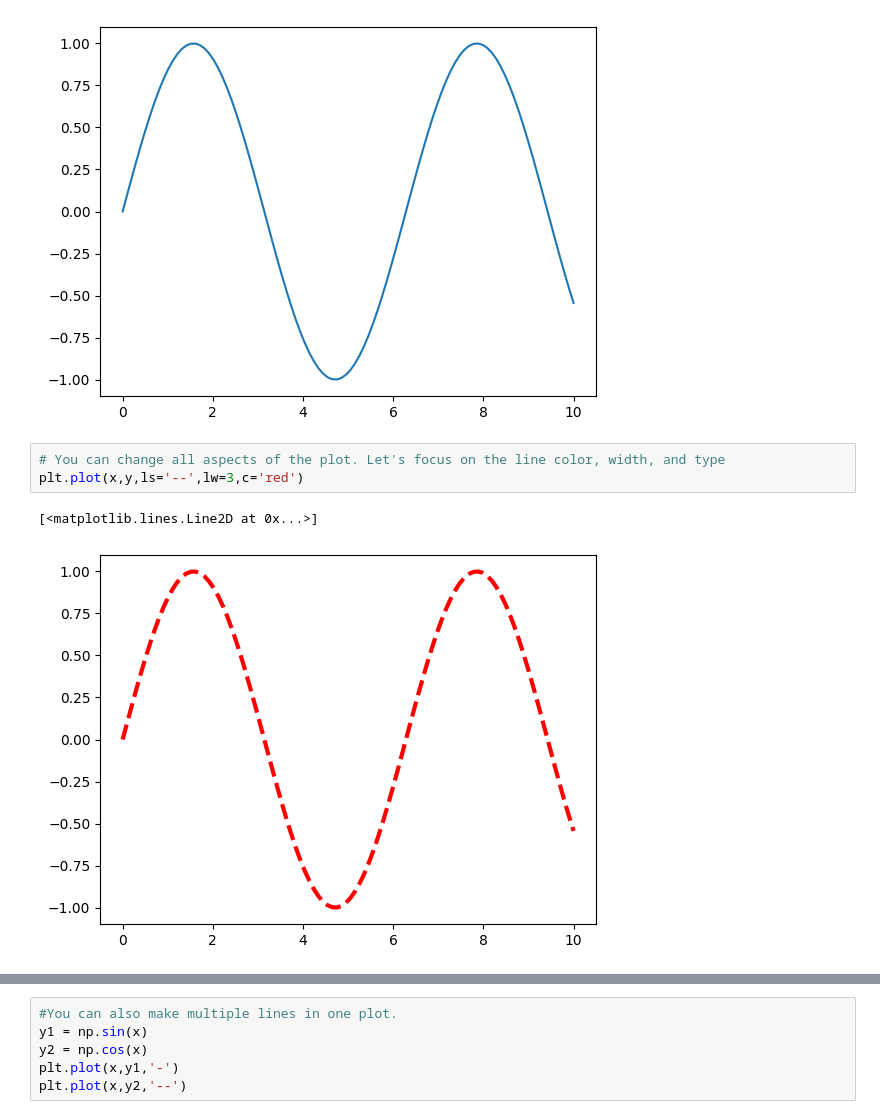
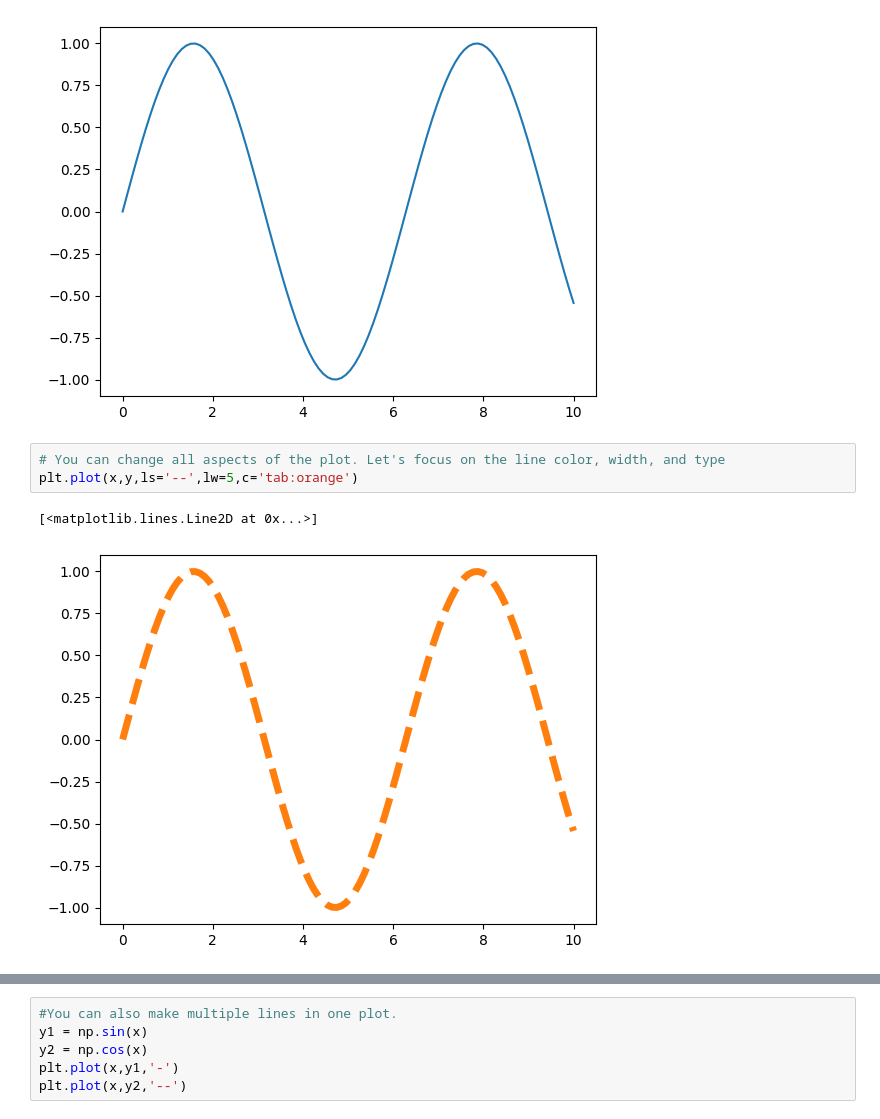
Before and after one commit to dguari1/AIforMovementScience, a Jupyter notebook: 02.04 - Plotting and data Visualization.ipynb, the cells around one changed output, grey strips where cells are left out. Cells and saved outputs as stored; diff of their text form.

```diff
--- a/02.04 - Plotting and data Visualization.ipynb
+++ b/02.04 - Plotting and data Visualization.ipynb
@@ -36,7 +36,7 @@ plt.plot(x,y)
 [figure]
 # %%
 # You can change all aspects of the plot. Let's focus on the line color, width, and type
-plt.plot(x,y,ls='--',lw=3,c='red')
+plt.plot(x,y,ls='--',lw=5,c='tab:orange')
 # %% [output]
 [<matplotlib.lines.Line2D at 0x...>]
-[figure, old version]
+[figure, new version]
```
Also changed, not shown: parts of 8 cells of this notebook, 6 other files.
